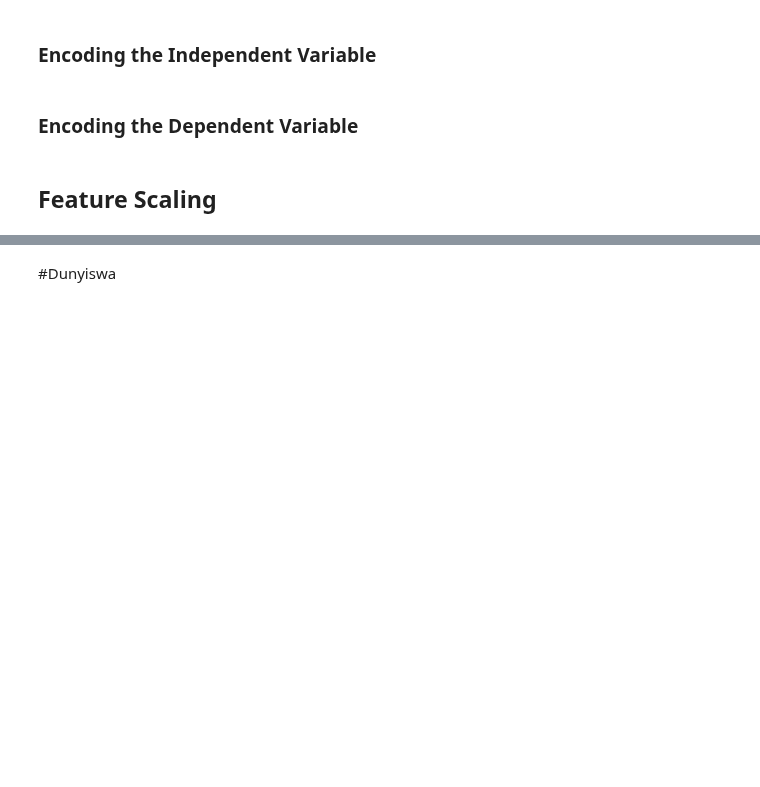
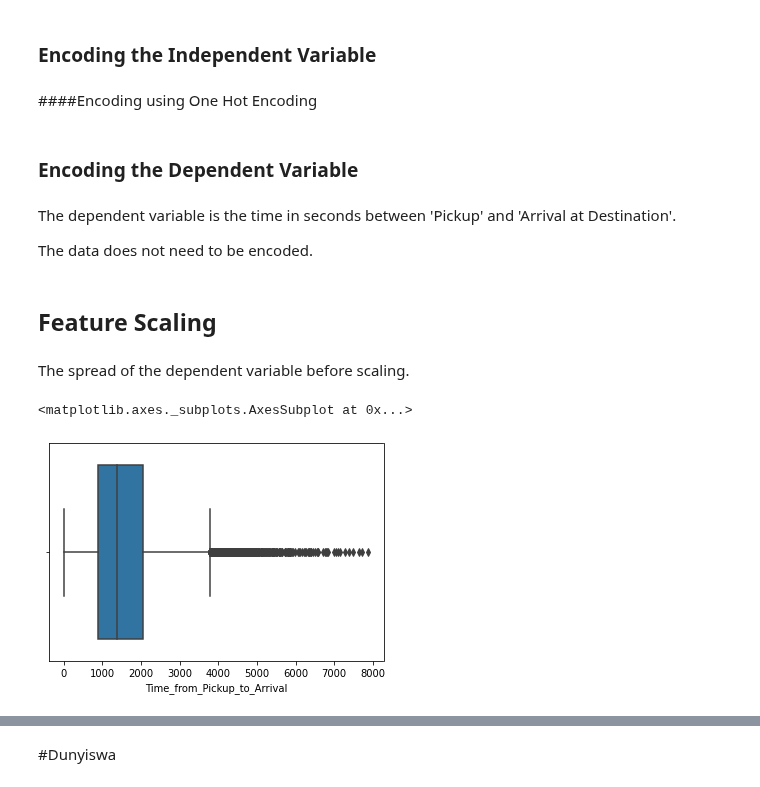
Before and after one commit to monicafar147/logistics-challenge, a Jupyter notebook: Zindi_challenge_ct_3.ipynb, the cells around one changed output, grey strips where cells are left out. Drawn from its saved outputs; the diff is of its cells as text; code cells hidden in the pictures; blank space fills up the shorter version.

Commit message:
Used one hot encoder and made box plot of y

```diff
--- a/Zindi_challenge_ct_3.ipynb
+++ b/Zindi_challenge_ct_3.ipynb
@@ -111,0 +130,4 @@ merged_df.head()
+# %%
+#replace strings with underscore notation for PEP8 standards
+merged_df.columns = [col.replace(" ","_") for col in merged_df.columns]
+merged_df.head()
@@ -112,2 +141,10 @@ merged_df.head()
+# %%
+# reorder columns so that y is the last column
+column_titles = [col for col in merged_df.columns if col!= 'Time_from_Pickup_to_Arrival'] + ['Time_from_Pickup_to_Arrival']
+merged_df  = merged_df.reindex(columns=column_titles)
+
+# Set independent and dependent variables
+X = merged_df.iloc[:, :-1]
+y = merged_df.iloc[:, -1]
 # %% [markdown]
 ## Encoding categorical data
@@ -122,2 +151,4 @@ y = merged_df.iloc[:, -1]
 # %% [markdown]
 ### Encoding the Independent Variable
+# %% [markdown]
+####Encoding using One Hot Encoding
@@ -124,4 +158,15 @@ y = merged_df.iloc[:, -1]
 # %% [markdown]
 ### Encoding the Dependent Variable
+# %% [markdown]
+The dependent variable is the time in seconds between 'Pickup' and 'Arrival at Destination'.
+
+The data does not need to be encoded.
 # %% [markdown]
 ## Feature Scaling
+# %% [markdown]
+The spread of the dependent variable before scaling.
+# %%
+sns.boxplot(y)
+# %% [output]
+<matplotlib.axes._subplots.AxesSubplot at 0x...>
+[figure, added]
```
Also changed, not shown: parts of 13 cells of this notebook.
